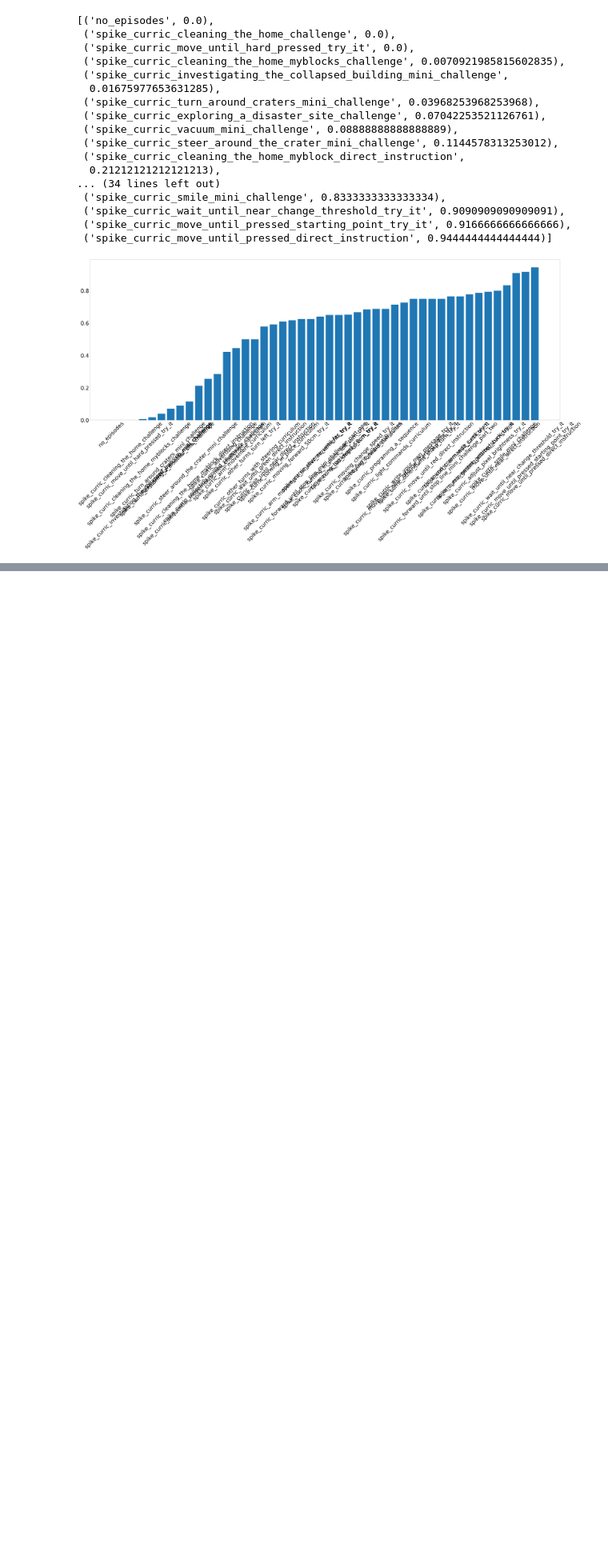
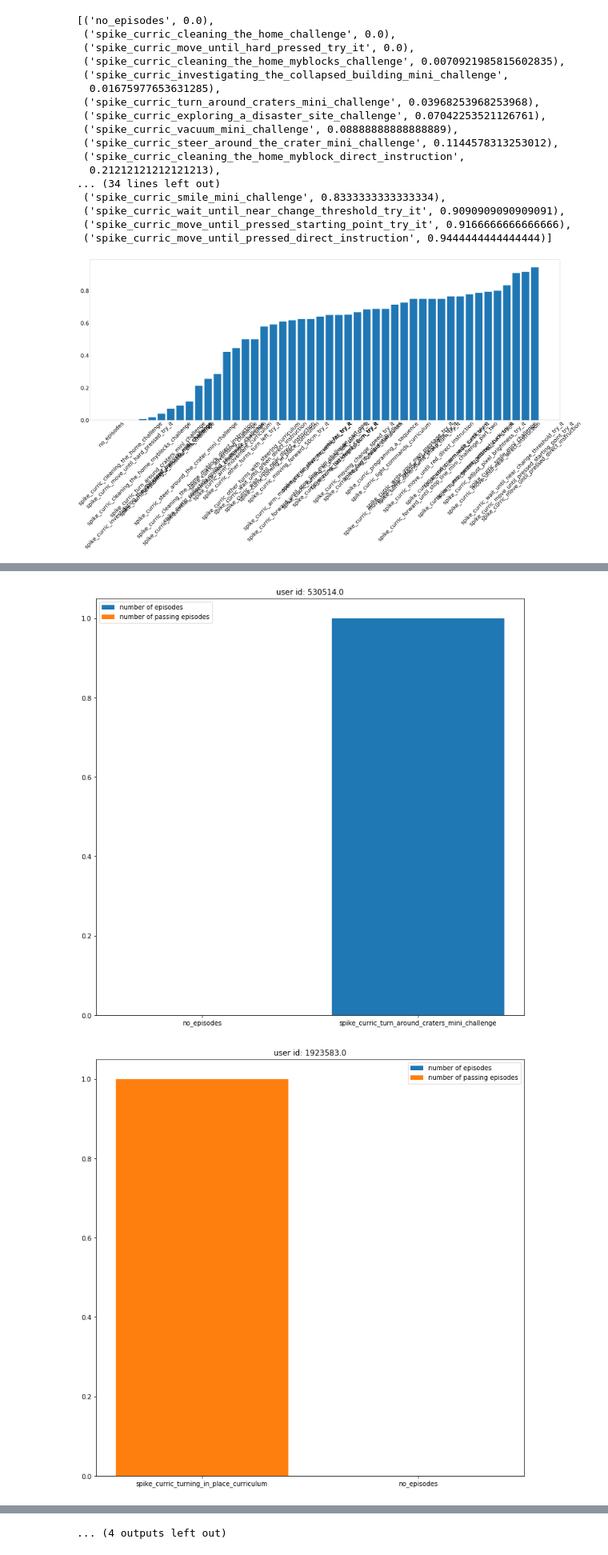
Before and after one commit to cmroboticsacademy/facilitate, a Jupyter notebook: initial_stats.ipynb, the cells around one changed output, grey strips where cells are left out. Shown at 80% size. Saved outputs shown, nothing was run; the diff lists cells and outputs as text; code cells hidden in the pictures; blank space fills up the shorter version.

```diff
--- a/initial_stats.ipynb
+++ b/initial_stats.ipynb
@@ -442,0 +417,36 @@ TypeError: 'int' object is not subscriptable
+# %%
+episode_df = pd.DataFrame(columns=["challenge_name", "user_id", "number_starts", "number_passes",
+                                   "number_altered_starts", "number_altered_passes"])
+
+for i, all_frames in iter_enum_session_frames():
+    if len(all_frames) > 0:
+        episode_start_frames = [(f.object_name, f.state_info) for i, f in all_frames.iterrows() if f.verb == "episode_started"]
+        passing_frames = all_frames[all_frames.object_name == "challenge_pass"]
+        passing_frames = passing_frames.reset_index()
+        user_id = raw_data.user_id[i]
+        challenge_name = episode_start_frames[0][0] if len(episode_start_frames)> 0 else "no_episodes"
+
+        if len(episode_start_frames) > 1:
+            num_altered_starts = 1
+            for i in range(1, len(episode_start_frames)):
+                if hash(episode_start_frames[i][1]["program"]) != hash(episode_start_frames[i-1][1]["program"]):
+                    num_altered_starts+=1
+        else:
+            num_altered_starts = len(episode_start_frames)
+
+        if len(passing_frames) > 1:
+            num_altered_passes = 1
+            for i in range(1, len(passing_frames)):
+                if hash(passing_frames.state_info[i]["program"]) != hash(passing_frames.state_info[i-1]["program"]):
+                    num_altered_passes+=1
+        else:
+            num_altered_passes = len(passing_frames)
+
+
+
+        episode_df.loc[i] = [challenge_name, user_id, len(episode_start_frames), len(passing_frames),
+                             num_altered_starts, num_altered_passes]
+    else:
+        episode_df.loc[i] = ["no_episodes", np.nan, 0, 0, 0, 0]
+# %%
+episode_df = episode_df.astype({"user_id":"object", "number_starts":"int64", "number_passes":"int64", "number_starts":"int64", "number_passes":"int64"})
@@ -442,0 +551,10 @@ TypeError: 'int' object is not subscriptable
+# %%
+for name, subsetdf in episode_df.groupby("user_id"):
+    plt.figure(figsize=(12,12))
+    plt.bar(subsetdf.challenge_name, subsetdf.number_starts, label="number of episodes")
+    plt.bar(subsetdf.challenge_name, subsetdf.number_passes, label="number of passing episodes")
+    plt.title("user id: " + str(name))
+    plt.legend()
+# %% [output]
+[figure, added]
+[figure, added]
@@ -442,0 +571 @@ TypeError: 'int' object is not subscriptable
+... (4 outputs left out)
```
Also changed, not shown: parts of 31 cells of this notebook, 2 other files.
